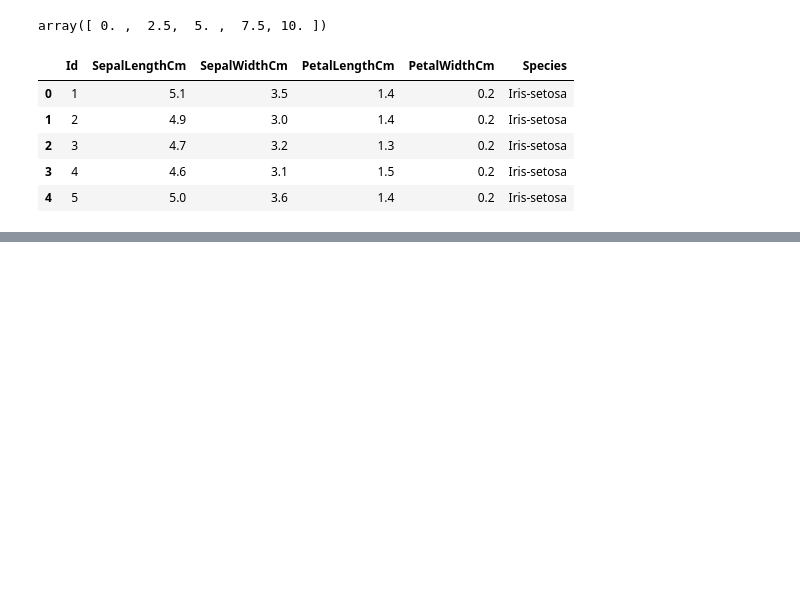
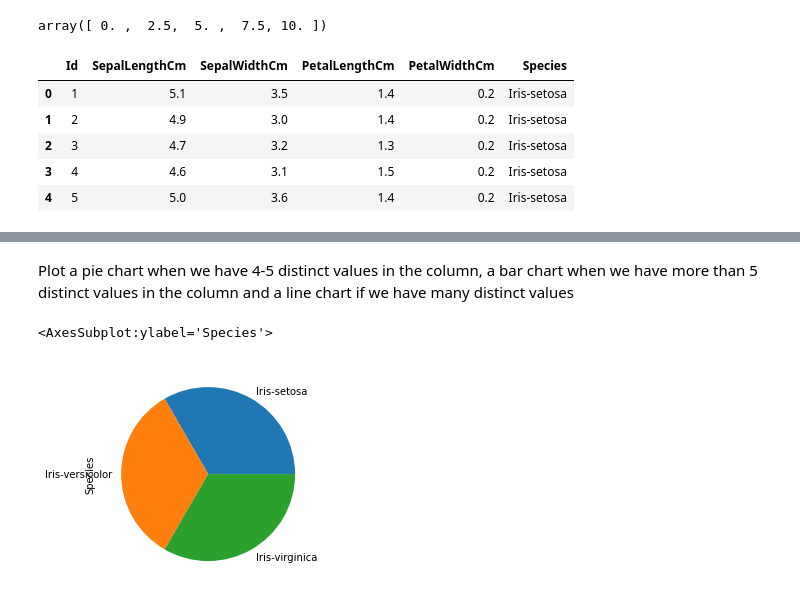
Before and after one commit to ChandimalPriyamantha/Artificial-Intelligence-code-experiments, a Jupyter notebook: Artificial Intelligence/S01-Python-Fundamental.ipynb, the cells around one changed output, grey strips where cells are left out. Cells and saved outputs as stored; diff of their text form; code cells hidden in the pictures; blank space fills up the shorter version.

```diff
--- a/Artificial Intelligence/S01-Python-Fundamental.ipynb
+++ b/Artificial Intelligence/S01-Python-Fundamental.ipynb
@@ -1860,0 +1892,7 @@ data.head()
+# %% [markdown]
+Plot a pie chart when we have 4-5 distinct values in the column, a bar chart when we have more than 5 distinct values in the column and a line chart if we have many distinct values
+# %%
+data['Species'].value_counts().plot(kind='pie')
+# %% [output]
+<AxesSubplot:ylabel='Species'>
+[figure, added]
```
Also changed, not shown: parts of 48 cells of this notebook, 5 other files.
